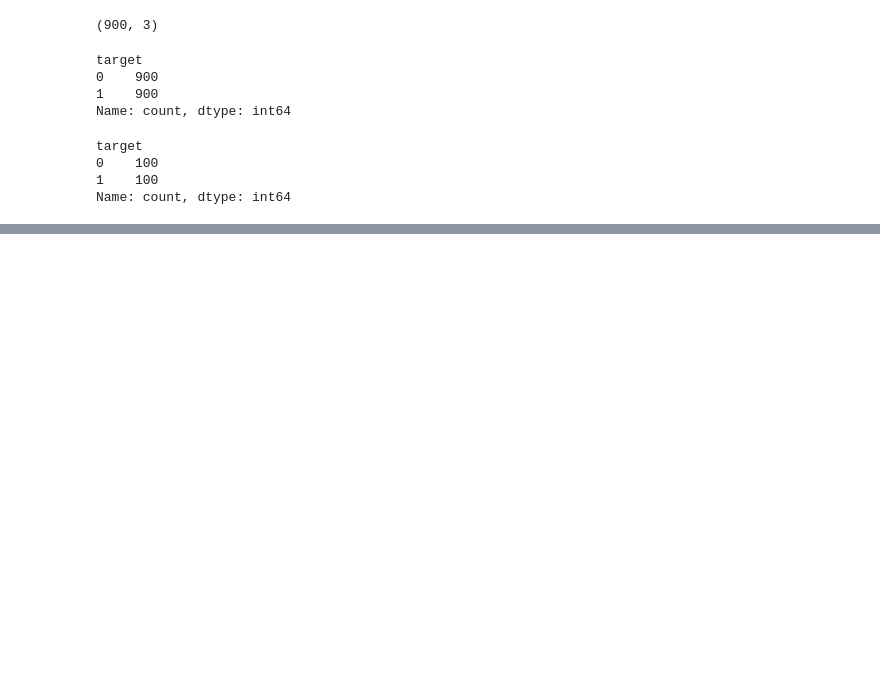
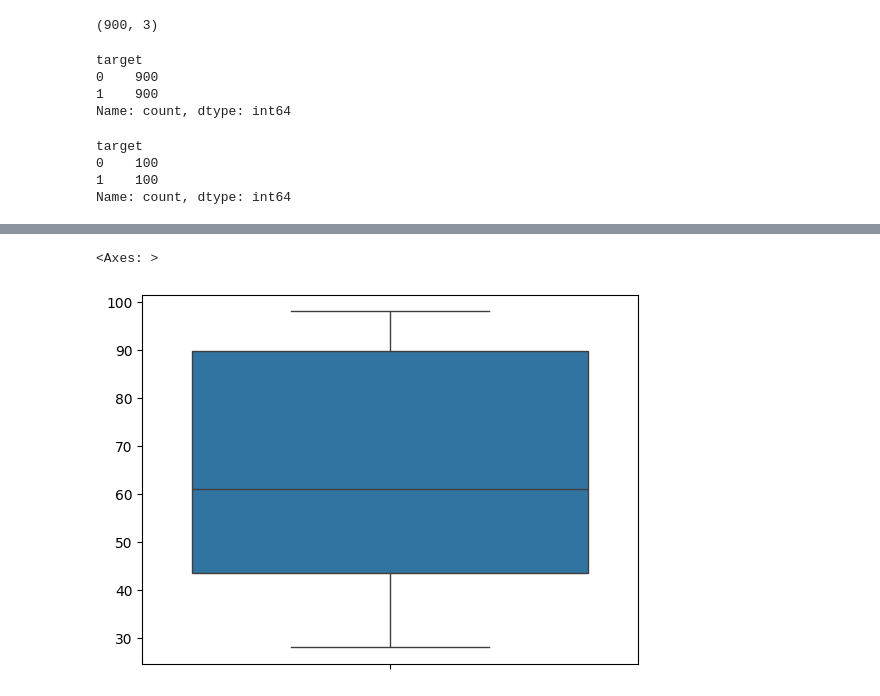
Before and after one commit to itsmkdixit/Learning, a Jupyter notebook: Feature Engineering/Feature Engineering.ipynb, the cells around one changed output, grey strips where cells are left out. Cells and saved outputs as stored; diff of their text form; code cells hidden in the pictures; blank space fills up the shorter version.

```diff
--- a/Feature Engineering/Feature Engineering.ipynb
+++ b/Feature Engineering/Feature Engineering.ipynb
@@ -354,0 +414,6 @@ import pandas as pd
+# %%
+# 5 number summary - Minimum, Maximum, Median, First Quartile (Q1) and Third Quartile (Q3)
+
+import numpy as np
+list_marks = [45,32,54,76,89,43,55,90,98,96,67,39,28,95]
+minimum, Q1, median, Q3, maximum = np.quantile(list_marks, [0,0.25,0.5, 0.75,1.0])
@@ -354,0 +444,7 @@ import pandas as pd
+# %%
+import seaborn as sns
+
+sns.boxplot(list_marks)
+# %% [output]
+<Axes: >
+[figure, added]
```
Also changed, not shown: parts of 43 cells of this notebook, 1 other file.
